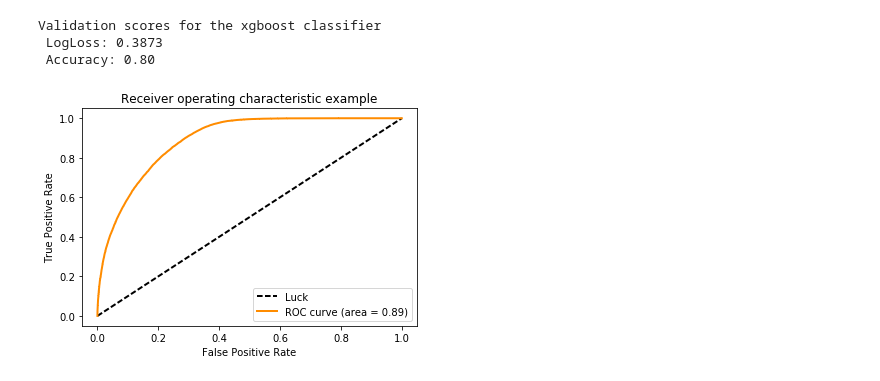
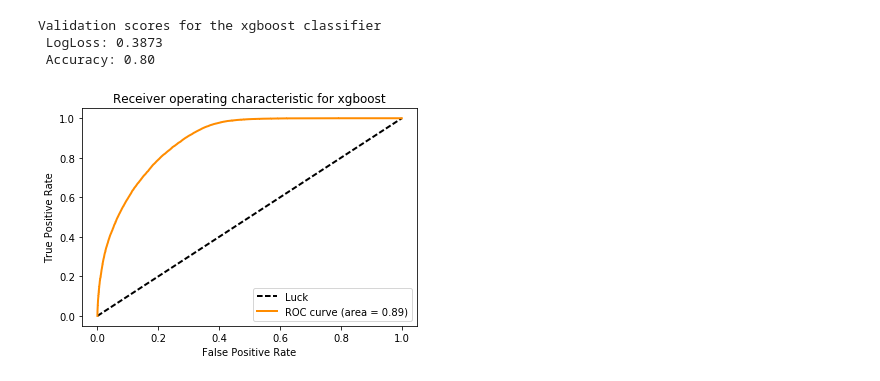
Before and after one commit to schorlem/capstone_project, a Jupyter notebook: notebooks/train_xgboost-01-als.ipynb, the cells around one changed output. Drawn from its saved outputs; the diff is of its cells as text; code cells hidden in the pictures.

```diff
--- a/notebooks/train_xgboost-01-als.ipynb
+++ b/notebooks/train_xgboost-01-als.ipynb
@@ -342,21 +348,9 @@ print "Validation scores for the xgboost classifier\n LogLoss: {:.4f}\n Accuracy
 Validation scores for the xgboost classifier
  LogLoss: 0.3873
  Accuracy: 0.80
-# %%
-fpr, tpr, thresholds = roc_curve(val_labels, predictions)
-roc_auc = auc(fpr, tpr)
-
-lw = 2
-plt.plot([0, 1], [0, 1], linestyle='--', lw=lw, color='k', label='Luck')
-plt.plot(fpr, tpr, color='darkorange', lw=lw, label='ROC curve (area = %0.2f)' % roc_auc)
-
-plt.xlim([-0.05, 1.05])
-plt.ylim([-0.05, 1.05])
-plt.xlabel('False Positive Rate')
-plt.ylabel('True Positive Rate')
-plt.title('Receiver operating characteristic example')
-plt.legend(loc="lower right")
-plt.savefig("../output/figures/xgboost_roc_plot.png")
-plt.show()
-# %% [output]
-[figure, removed]
+# %%
+plt = utility.create_roc_plot(val_labels, predictions, "xgboost")
+plt.savefig("../output/figures/xgboost_roc_plot.png")
+plt.show()
+# %% [output]
+[figure, added]
```
Also changed, not shown: parts of 4 cells of this notebook, 4 other files.
